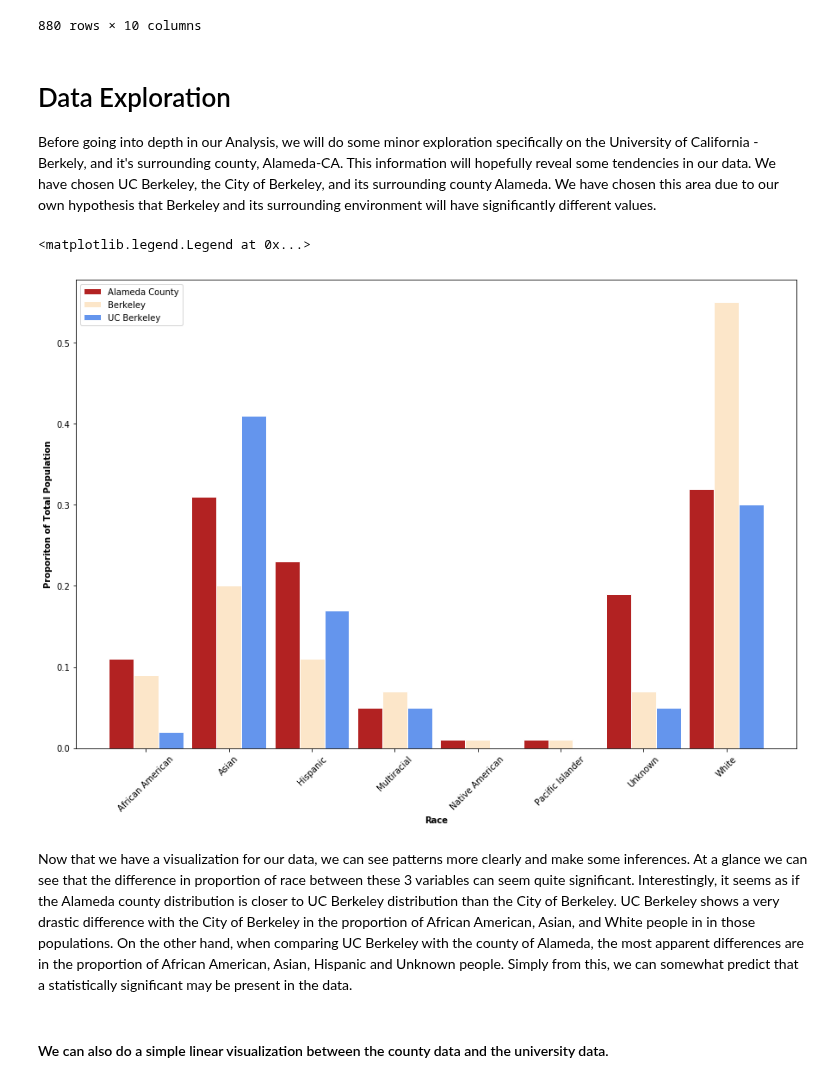
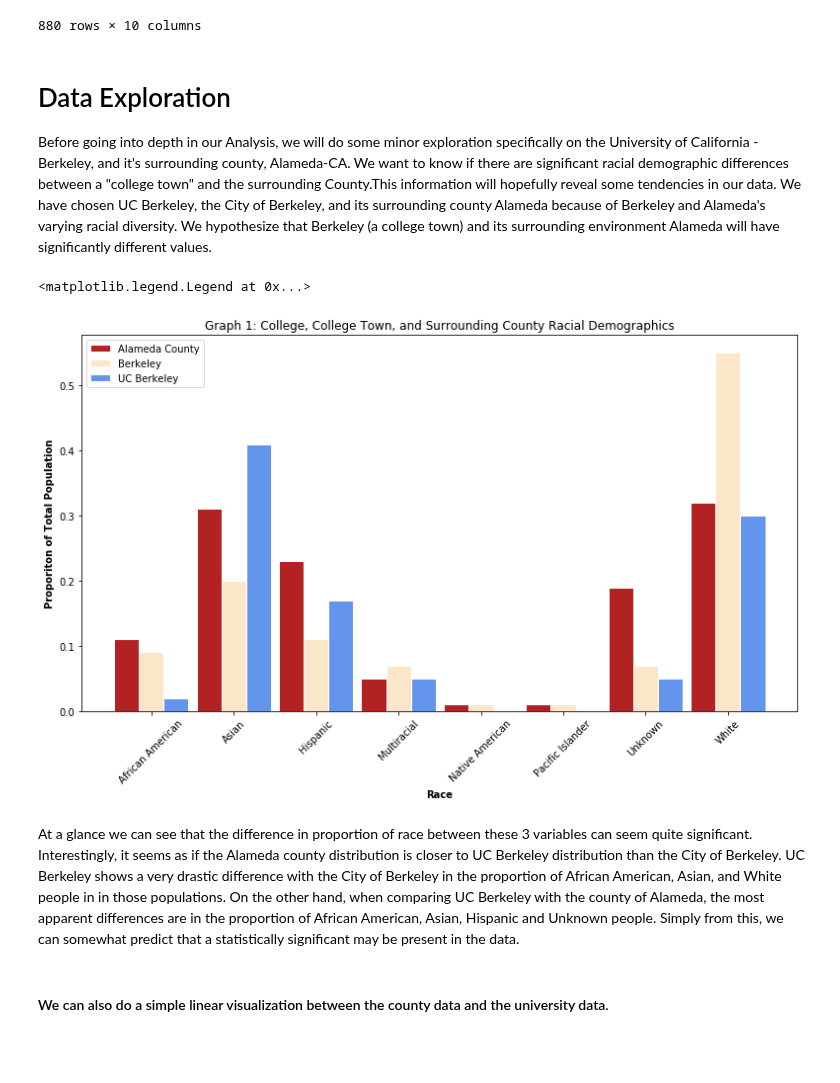
Before and after one commit to nforesti/education, a Jupyter notebook: FinalProject.ipynb, the cells around one changed output. Saved outputs shown, nothing was run; the diff lists cells and outputs as text; code cells hidden in the pictures; blank space fills up the shorter version.

```diff
--- a/FinalProject.ipynb
+++ b/FinalProject.ipynb
@@ -543,35 +563,38 @@ df_800
 # %% [markdown]
 # Data Exploration
 
-Before going into depth in our Analysis, we will do some minor exploration specifically on the University of California - Berkely, and it's surrounding county, Alameda-CA. This information will hopefully reveal some tendencies in our data. We have chosen UC Berkeley, the City of Berkeley, and its surrounding county Alameda. We have chosen this area due to our own hypothesis that Berkeley and its surrounding environment will have significantly different values.
+Before going into depth in our Analysis, we will do some minor exploration specifically on the University of California - Berkeley, and it's surrounding county, Alameda-CA. We want to know if there are significant racial demographic differences between a "college town" and the surrounding County.This information will hopefully reveal some tendencies in our data. We have chosen UC Berkeley, the City of Berkeley, and its surrounding county Alameda because of Berkeley and Alameda's varying racial diversity. We hypothesize that Berkeley (a college town) and its surrounding environment Alameda will have significantly different values.
 # %%
-e = plt.figure(figsize=(15,10))
+e = plt.figure(figsize=(13,7))
 barWidth = 0.30
 ind = np.arange(8)
 
 county = df_counties.loc['alameda-ca'].values
 univ = (df_800.loc[df_800['name'] == 'university-of-california---berkeley']).drop(columns = ['ranking', 'name'])
 city = df_cities.loc['berkeley-ca'].values
 
 b1 = np.arange(len(county))
 b2 = b1+barWidth
 b3 = b2+barWidth
 
+e.suptitle('')
+
+plt.title("Graph 1: College, College Town, and Surrounding County Racial Demographics")
 plt.bar(b1, county, color='#B22222', width=barWidth, edgecolor='white', label='Alameda County')
 plt.bar(b2, city, color='#FCE6C9', width=barWidth, edgecolor='white', label='Berkeley')
 plt.bar(b3, univ.values[0], color='#6495ED', width=barWidth, edgecolor='white', label='UC Berkeley')
 
 plt.xlabel('Race', fontweight='bold')
 plt.ylabel('Proporiton of Total Population', fontweight='bold')
 plt.xticks(ind + barWidth, df_counties.columns)
 plt.setp(plt.gca().get_xticklabels(), rotation=45, horizontalalignment='center')
 
 plt.legend()
 # %% [output]
 <matplotlib.legend.Legend at 0x...>
-[figure, old version]
+[figure, new version]
 # %% [markdown]
-Now that we have a visualization for our data, we can see patterns more clearly and make some inferences. At a glance we can see that the difference in proportion of race between these 3 variables can seem quite significant. Interestingly, it seems as if the Alameda county distribution is closer to UC Berkeley distribution than the City of Berkeley. UC Berkeley shows a very drastic difference with the City of Berkeley in the proportion of African American, Asian, and White people in in those populations. On the other hand, when comparing UC Berkeley with the county of Alameda, the most apparent differences are in the proportion of African American, Asian, Hispanic and Unknown people. Simply from this, we can somewhat predict that a statistically significant may be present in the data.
+At a glance we can see that the difference in proportion of race between these 3 variables can seem quite significant. Interestingly, it seems as if the Alameda county distribution is closer to UC Berkeley distribution than the City of Berkeley. UC Berkeley shows a very drastic difference with the City of Berkeley in the proportion of African American, Asian, and White people in in those populations. On the other hand, when comparing UC Berkeley with the county of Alameda, the most apparent differences are in the proportion of African American, Asian, Hispanic and Unknown people. Simply from this, we can somewhat predict that a statistically significant may be present in the data.
 # %% [markdown]
 #### We can also do a simple linear visualization between the county data and the university data.
 # %%
```
Also changed, not shown: parts of 52 cells of this notebook.
